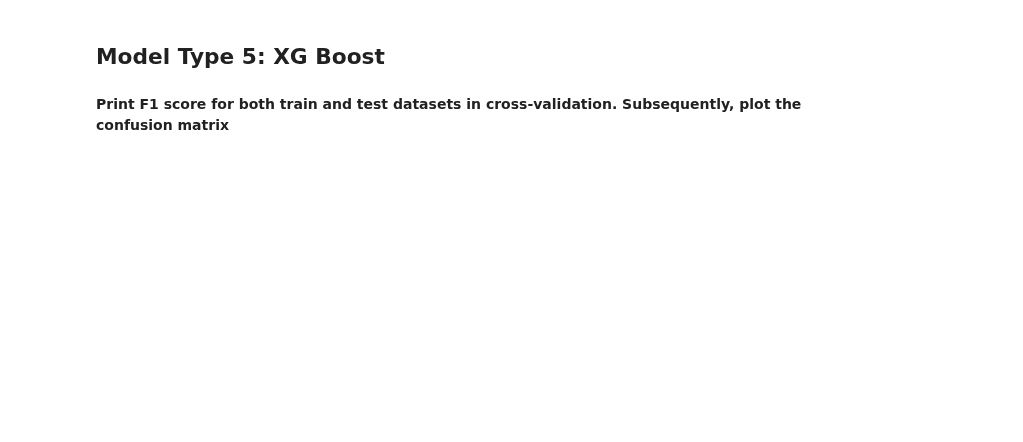
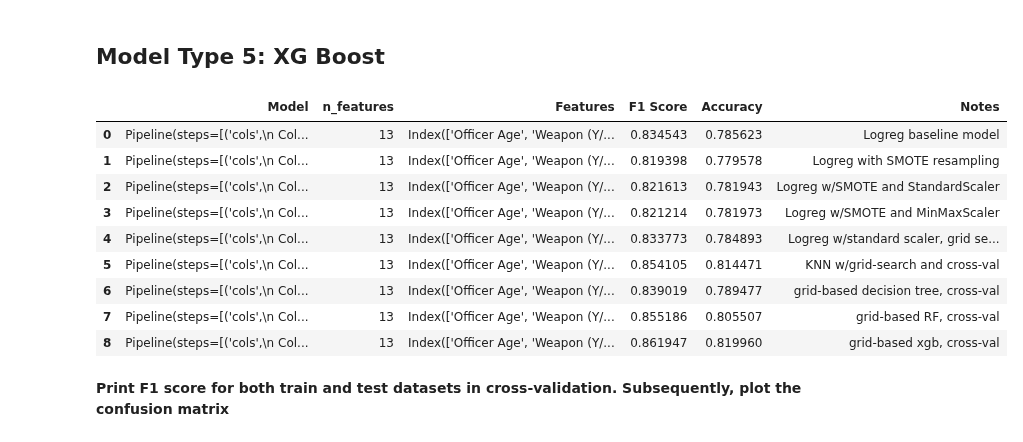
Before and after one commit to sethnlewis/Policing-Bias, a Jupyter notebook: notebooks/final_notebook.ipynb, the cells around one changed output. Saved outputs shown, nothing was run; the diff lists cells and outputs as text; code cells hidden in the pictures; blank space fills up the shorter version.

```diff
--- a/notebooks/final_notebook.ipynb
+++ b/notebooks/final_notebook.ipynb
@@ -676,7 +704,7 @@ search = GridSearchCV(pipe, param_grid, cv=kfold, n_jobs=JOBS, scoring='f1', ret
 search.fit(X, y)
 
 # Add results to model_history object
-model_history.add_model(search.best_estimator_, X, y, display_results=True, notes='grid-based decision tree')
+model_history.add_model(search.best_estimator_, X, y, display_results=True, notes='grid-based decision tree, cross-val')
 
 # Create object to hold best-in-class performer
 final_model_dt = search.best_estimator_
@@ -706,7 +748,7 @@ search = GridSearchCV(pipe, param_grid, cv=kfold, n_jobs=JOBS, scoring='f1', ret
 search.fit(X, y)
 
 # Add results to model_history object
-model_history.add_model(search.best_estimator_, X, y, display_results=True, notes='grid-based RF')
+model_history.add_model(search.best_estimator_, X, y, display_results=True, notes='grid-based RF, cross-val')
 
 # Create object to hold best-in-class performer
 final_model_rf = search.best_estimator_
@@ -721,25 +778,36 @@ plot_confusion_matrix(final_model_rf, X, y);
 # %%
 # Declare pipeline with standard scaler
 pipe = Pipeline([('cols', transformer_ss),
                  ('model', model_xgb)])
 
 # Set parameter grid to search across
 param_grid = {
     'model__learning_rate': [0.1, 0.2],
     'model__max_depth': [3, 6],
     'model__min_child_weight': [1, 2],
     'model__subsample': [0.5, 0.7],
     'model__n_estimators': [100, 150]}
 
 # Instantiate and fit grid search object
 search = GridSearchCV(pipe, param_grid, cv=kfold, n_jobs=JOBS, scoring='f1', return_train_score=True)
 search.fit(X, y)
 
 # Add results to model_history object
-model_history.add_model(search.best_estimator_, X, y, display_results=True, notes='grid-based xgb')
+model_history.add_model(search.best_estimator_, X, y, display_results=True, notes='grid-based xgb, cross-val')
 
 # Create object to hold best-in-class performer
 final_model_xgb = search.best_estimator_
+# %% [output]
+|  | Model | n_features | Features | F1 Score | Accuracy | Notes |
+| 0 | Pipeline(steps=[('cols',\n Col... | 13 | Index(['Officer Age', 'Weapon (Y/... | 0.834543 | 0.785623 | Logreg baseline model |
+| 1 | Pipeline(steps=[('cols',\n Col... | 13 | Index(['Officer Age', 'Weapon (Y/... | 0.819398 | 0.779578 | Logreg with SMOTE resampling |
+| 2 | Pipeline(steps=[('cols',\n Col... | 13 | Index(['Officer Age', 'Weapon (Y/... | 0.821613 | 0.781943 | Logreg w/SMOTE and StandardScaler |
+| 3 | Pipeline(steps=[('cols',\n Col... | 13 | Index(['Officer Age', 'Weapon (Y/... | 0.821214 | 0.781973 | Logreg w/SMOTE and MinMaxScaler |
+| 4 | Pipeline(steps=[('cols',\n Col... | 13 | Index(['Officer Age', 'Weapon (Y/... | 0.833773 | 0.784893 | Logreg w/standard scaler, grid se... |
+| 5 | Pipeline(steps=[('cols',\n Col... | 13 | Index(['Officer Age', 'Weapon (Y/... | 0.854105 | 0.814471 | KNN w/grid-search and cross-val |
+| 6 | Pipeline(steps=[('cols',\n Col... | 13 | Index(['Officer Age', 'Weapon (Y/... | 0.839019 | 0.789477 | grid-based decision tree, cross-val |
+| 7 | Pipeline(steps=[('cols',\n Col... | 13 | Index(['Officer Age', 'Weapon (Y/... | 0.855186 | 0.805507 | grid-based RF, cross-val |
+| 8 | Pipeline(steps=[('cols',\n Col... | 13 | Index(['Officer Age', 'Weapon (Y/... | 0.861947 | 0.819960 | grid-based xgb, cross-val |
 # %% [markdown]
 **Print F1 score for both train and test datasets in cross-validation. Subsequently, plot the confusion matrix**
 # %%
```
Also changed, not shown: parts of 21 cells of this notebook, 8 other files.
